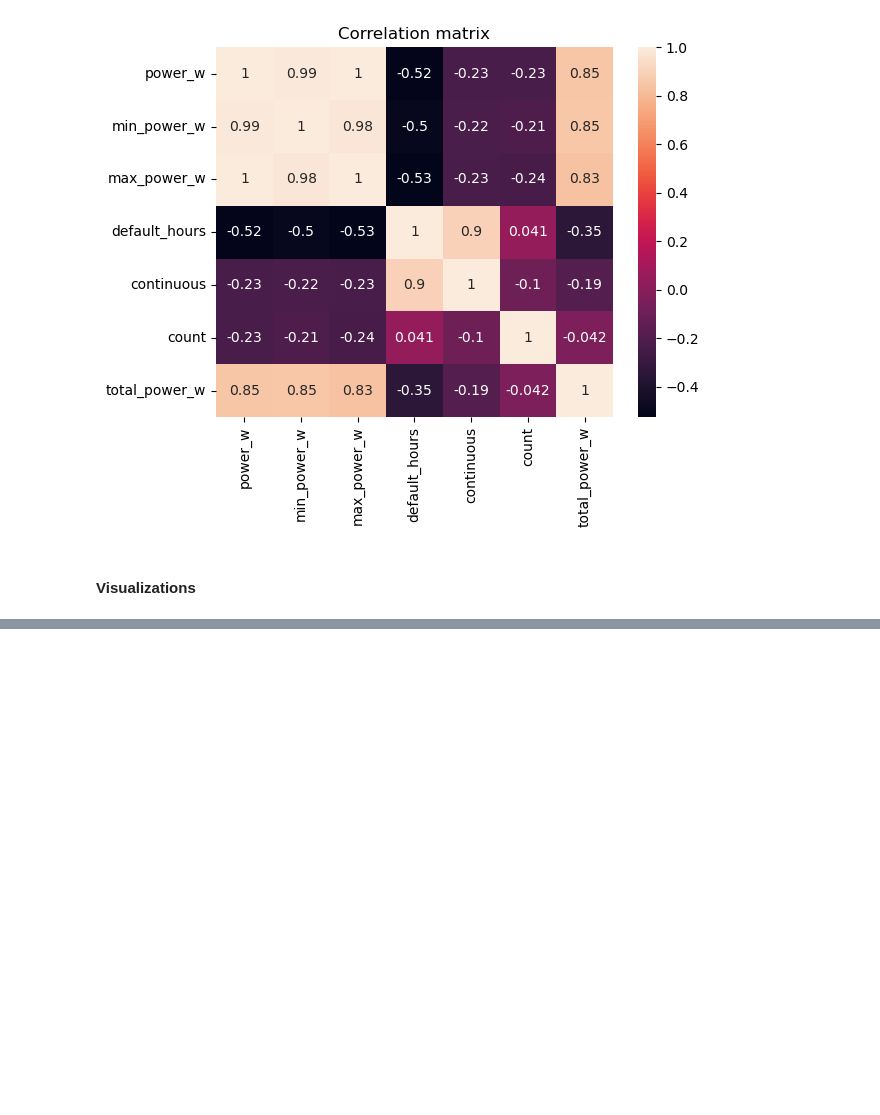
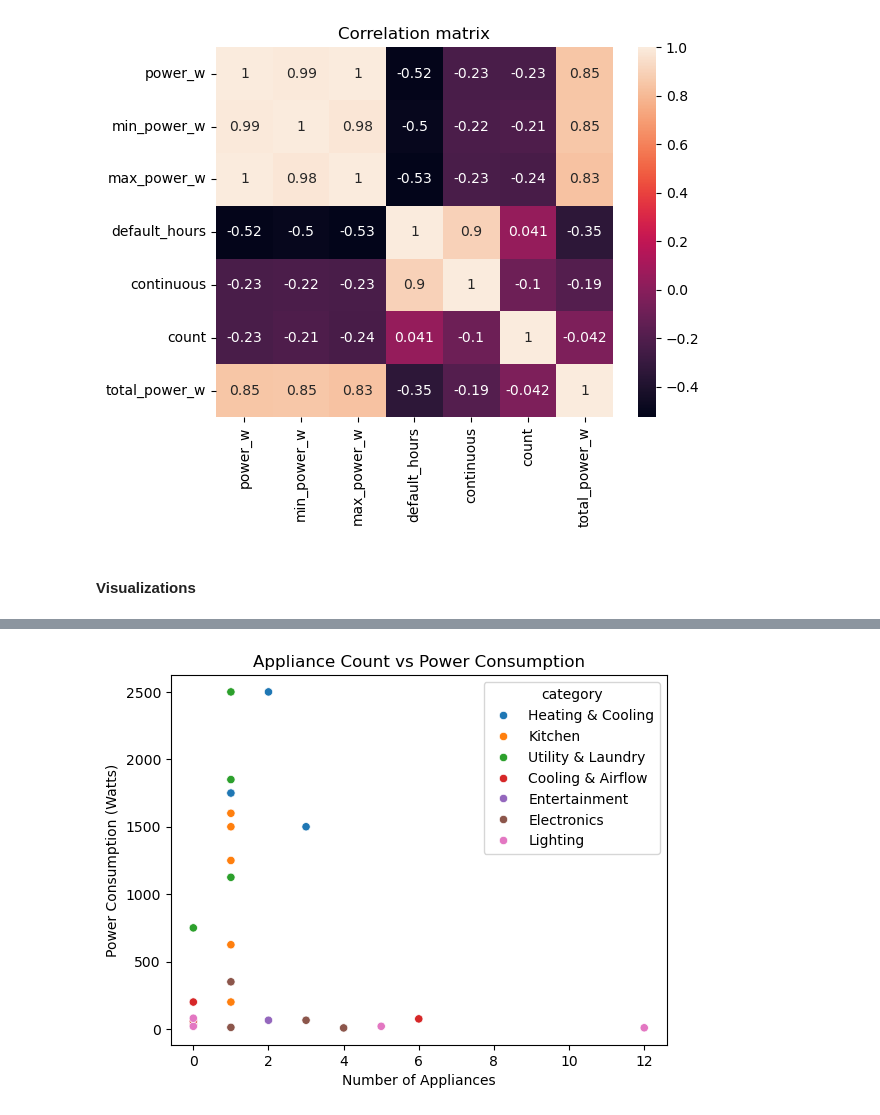
Before and after one commit to YagnamJoshi/Household-electricity-analysis, a Jupyter notebook: analysis.ipynb, the cells around one changed output, grey strips where cells are left out. Saved outputs shown, nothing was run; the diff lists cells and outputs as text; code cells hidden in the pictures; blank space fills up the shorter version.

```diff
--- a/analysis.ipynb
+++ b/analysis.ipynb
@@ -201,0 +162,14 @@ plt.show()
+# %%
+sns.scatterplot(
+    data=df,
+    x="count",
+    y="power_w",
+    hue="category"
+)
+
+plt.title("Appliance Count vs Power Consumption")
+plt.xlabel("Number of Appliances")
+plt.ylabel("Power Consumption (Watts)")
+plt.show()
+# %% [output]
+[figure, added]
```
Also changed, not shown: parts of 12 cells of this notebook.
